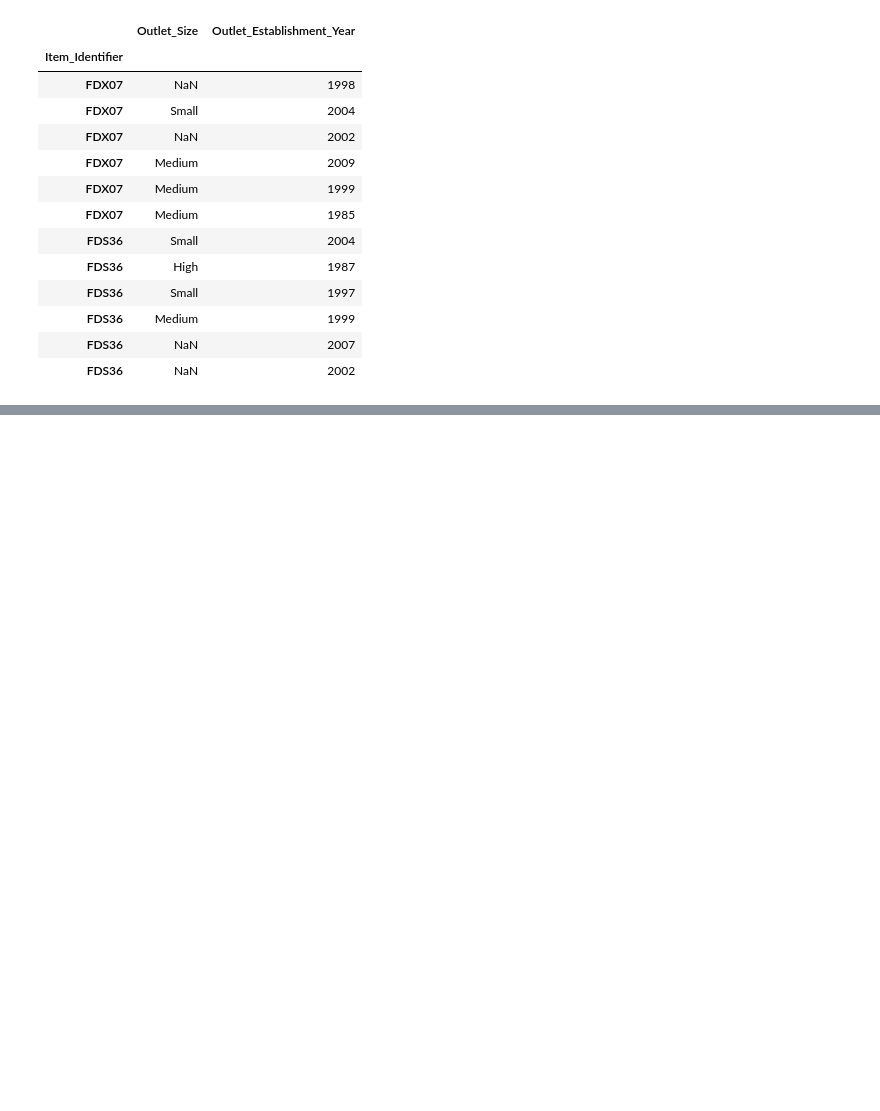
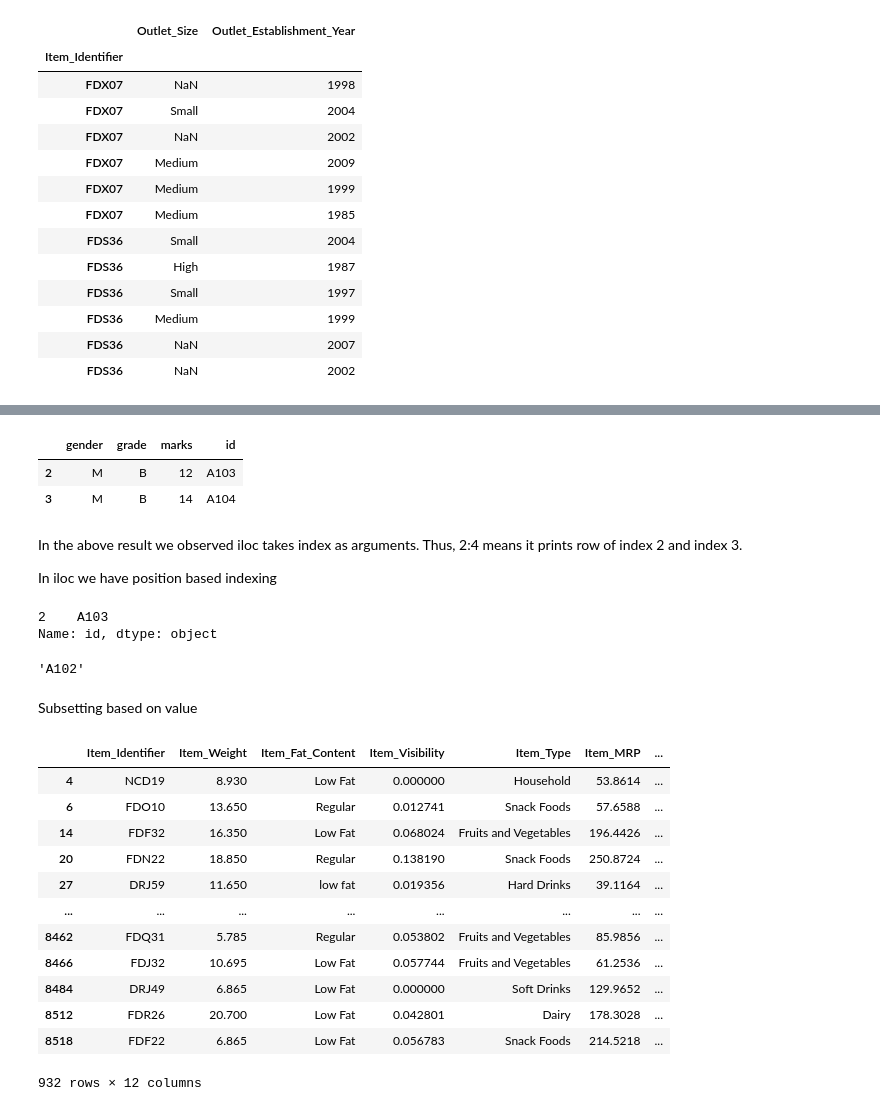
Before and after one commit to taruchit/DataScience, a Jupyter notebook: ReadNSubset.ipynb, the cells around one changed output, grey strips where cells are left out. Saved outputs shown, nothing was run; the diff lists cells and outputs as text; code cells hidden in the pictures; blank space fills up the shorter version.

```diff
--- a/ReadNSubset.ipynb
+++ b/ReadNSubset.ipynb
@@ -222,0 +255,40 @@ data.loc[['FDX07','FDS36'],['Outlet_Size','Outlet_Establishment_Year']]
+# %%
+#Using iloc[2:4]
+sample_df.iloc[2:4]
+# %% [output]
+|  | gender | grade | marks | id |
+| 2 | M | B | 12 | A103 |
+| 3 | M | B | 14 | A104 |
+# %% [markdown]
+In the above result we observed iloc takes index as arguments. Thus, 2:4 means it prints row of index 2 and index 3.
+
+In iloc we have position based indexing
+# %%
+#Accessing value from 2nd row 4th column
+sample_df["id"].iloc[2:3]
+# %% [output]
+2    A103
+Name: id, dtype: object
+# %%
+sample_df.iloc[1,3]
+# %% [output]
+'A102'
+# %% [markdown]
+Subsetting based on value
+# %%
+#Selecting all rows where the value of Outlet_Establishment_Year is 1987
+data[data.Outlet_Establishment_Year==1987]
+# %% [output]
+|  | Item_Identifier | Item_Weight | Item_Fat_Content | Item_Visibility | Item_Type | Item_MRP | ... |
+| 4 | NCD19 | 8.930 | Low Fat | 0.000000 | Household | 53.8614 | ... |
+| 6 | FDO10 | 13.650 | Regular | 0.012741 | Snack Foods | 57.6588 | ... |
+| 14 | FDF32 | 16.350 | Low Fat | 0.068024 | Fruits and Vegetables | 196.4426 | ... |
+| 20 | FDN22 | 18.850 | Regular | 0.138190 | Snack Foods | 250.8724 | ... |
+| 27 | DRJ59 | 11.650 | low fat | 0.019356 | Hard Drinks | 39.1164 | ... |
+| ... | ... | ... | ... | ... | ... | ... | ... |
+| 8462 | FDQ31 | 5.785 | Regular | 0.053802 | Fruits and Vegetables | 85.9856 | ... |
+| 8466 | FDJ32 | 10.695 | Low Fat | 0.057744 | Fruits and Vegetables | 61.2536 | ... |
+| 8484 | DRJ49 | 6.865 | Low Fat | 0.000000 | Soft Drinks | 129.9652 | ... |
+| 8512 | FDR26 | 20.700 | Low Fat | 0.042801 | Dairy | 178.3028 | ... |
+| 8518 | FDF22 | 6.865 | Low Fat | 0.056783 | Snack Foods | 214.5218 | ... |
+932 rows × 12 columns
```
Also changed, not shown: parts of 18 cells of this notebook.
